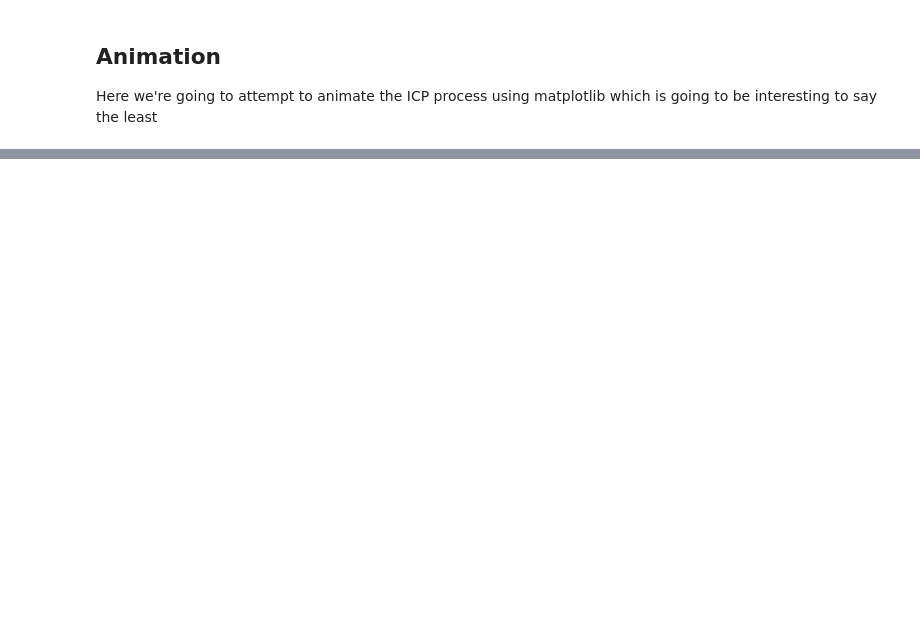
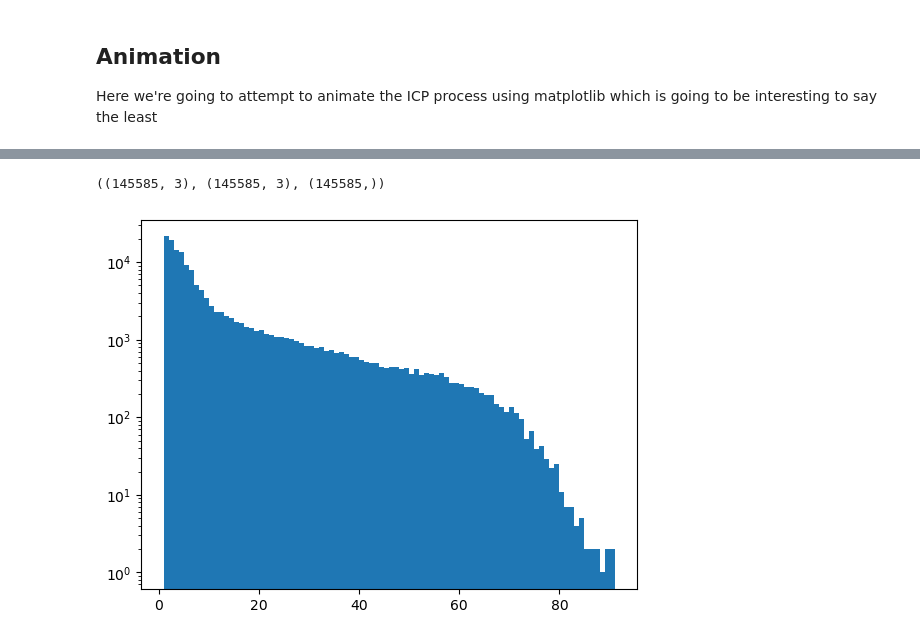
Before and after one commit to chris-polymetrix/ReconstructionAnalysis, a Jupyter notebook: icp_vis.ipynb, the cells around one changed output, grey strips where cells are left out. Saved outputs shown, nothing was run; the diff lists cells and outputs as text; code cells hidden in the pictures; blank space fills up the shorter version.

```diff
--- a/icp_vis.ipynb
+++ b/icp_vis.ipynb
@@ -277,0 +200,14 @@ pc.points = o3d.utility.Vector3dVector(animator.targets[24])
+# %%
+with open(rust_path_transform / "octtree.json", "r") as infile:
+    octtree = json.load(infile)
+
+    positions, normals, counts = zip(*[(p["position"], p["normal"], p["count"]) for p in octtree])
+    positions, normals, counts = np.array(positions), np.array(normals), np.array(counts)
+
+positions.shape, normals.shape, counts.shape
+# %% [output]
+((145585, 3), (145585, 3), (145585,))
+# %%
+hist = plt.hist(counts, log=True, bins=int(np.max(counts)) - 1)
+# %% [output]
+[figure, added]
```
Also changed, not shown: parts of 15 cells of this notebook, 1 other file.
